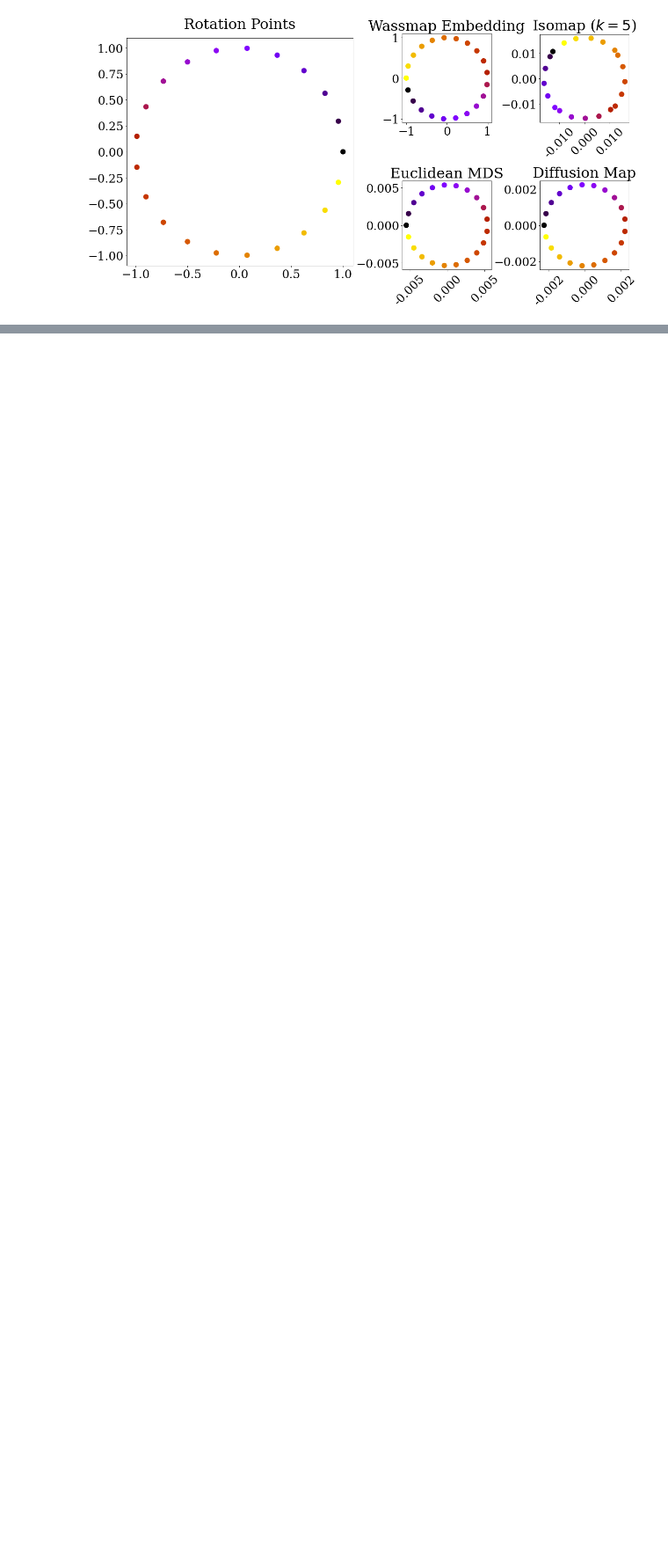
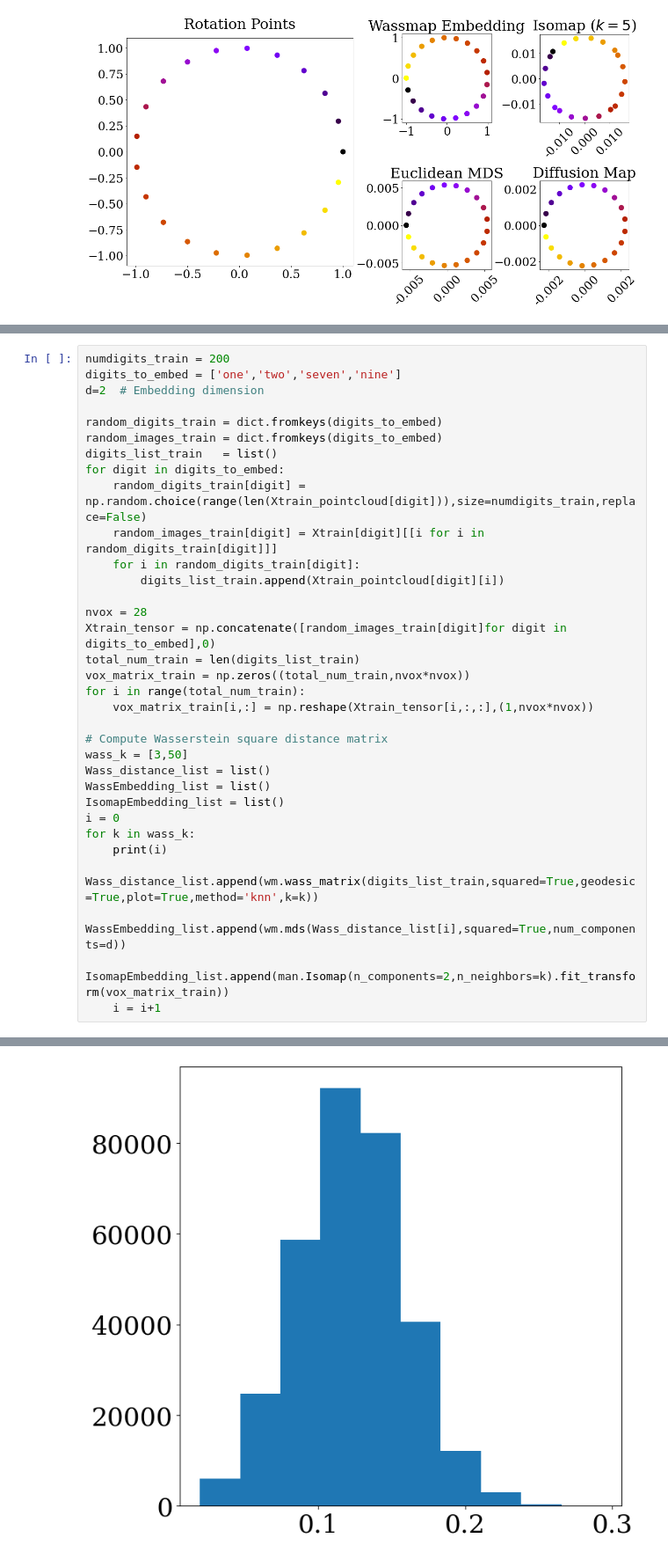
Before and after one commit to Wassmap/wassmap, a Jupyter notebook: example/SIMODS/MainFigures.ipynb, the cells around one changed output, grey strips where cells are left out. Shown at 88% size. Saved outputs shown, nothing was run; the diff lists cells and outputs as text; blank space fills up the shorter version.

```diff
--- a/example/SIMODS/MainFigures.ipynb
+++ b/example/SIMODS/MainFigures.ipynb
@@ -717,0 +688,34 @@ Computed Wasserstein distance matrix (N = 25) in 171.4858 seconds
+# %%
+numdigits_train = 200
+digits_to_embed = ['one','two','seven','nine']
+d=2  # Embedding dimension
+
+random_digits_train = dict.fromkeys(digits_to_embed)
+random_images_train = dict.fromkeys(digits_to_embed)
+digits_list_train   = list()
+for digit in digits_to_embed:
+    random_digits_train[digit] = np.random.choice(range(len(Xtrain_pointcloud[digit])),size=numdigits_train,replace=False)
+    random_images_train[digit] = Xtrain[digit][[i for i in random_digits_train[digit]]]
+    for i in random_digits_train[digit]:
+        digits_list_train.append(Xtrain_pointcloud[digit][i])
+
+nvox = 28
+Xtrain_tensor = np.concatenate([random_images_train[digit]for digit in digits_to_embed],0)
+total_num_train = len(digits_list_train)
+vox_matrix_train = np.zeros((total_num_train,nvox*nvox))
+for i in range(total_num_train):
+    vox_matrix_train[i,:] = np.reshape(Xtrain_tensor[i,:,:],(1,nvox*nvox))
+
+# Compute Wasserstein square distance matrix
+wass_k = [3,50]
+Wass_distance_list = list()
+WassEmbedding_list = list()
+IsomapEmbedding_list = list()
+i = 0
+for k in wass_k:
+    print(i)
+    Wass_distance_list.append(wm.wass_matrix(digits_list_train,squared=True,geodesic=True,plot=True,method='knn',k=k))
+    WassEmbedding_list.append(wm.mds(Wass_distance_list[i],squared=True,num_components=d))
+    IsomapEmbedding_list.append(man.Isomap(n_components=2,n_neighbors=k).fit_transform(vox_matrix_train))
+    i = i+1
+# %% [output]
@@ -717,0 +726 @@ Computed Wasserstein distance matrix (N = 25) in 171.4858 seconds
+[figure, added]
```
Also changed, not shown: parts of 14 cells of this notebook, 1 other file.
